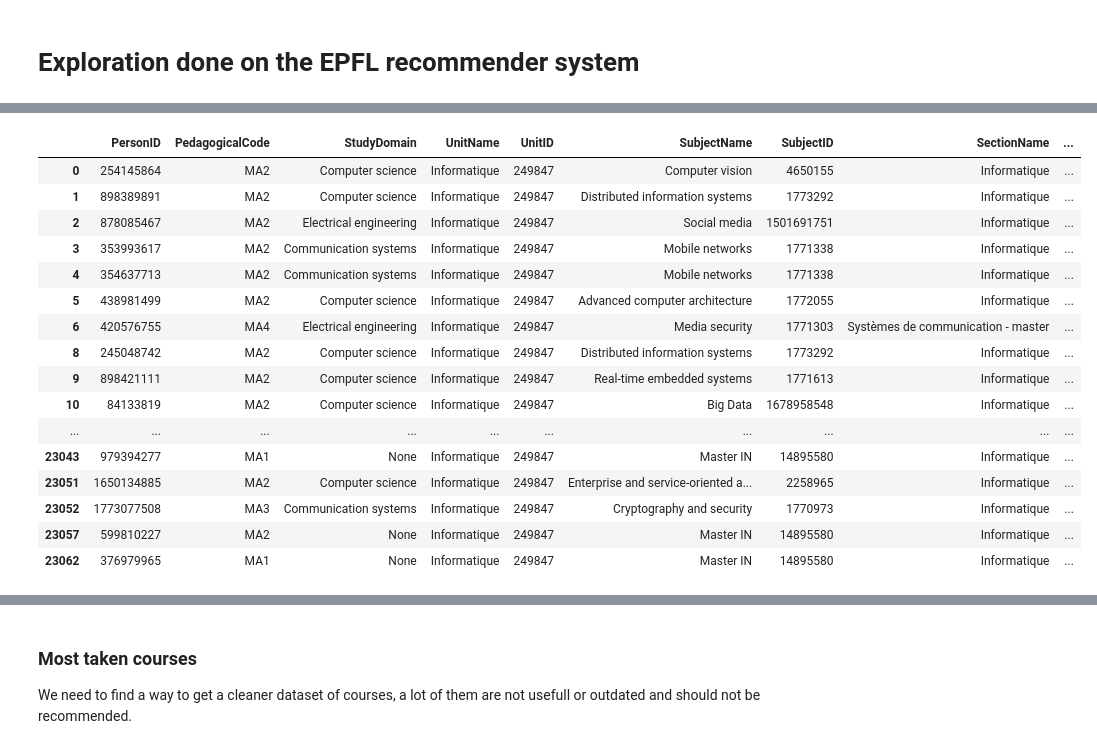
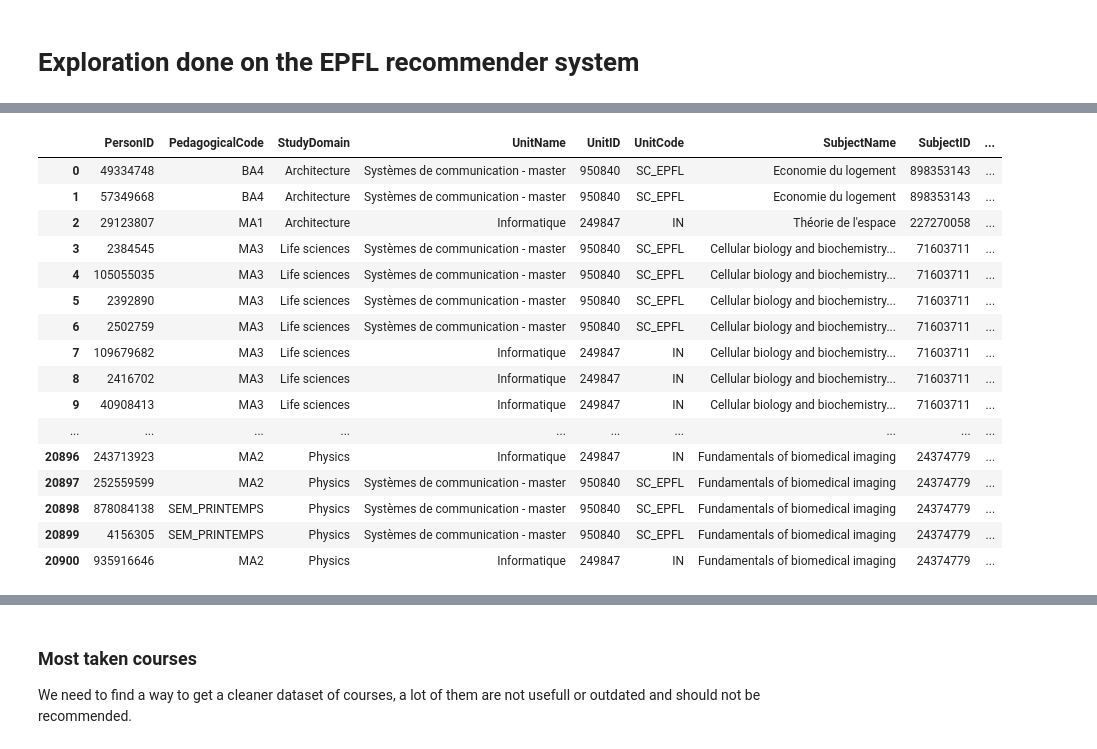
Before and after one commit to LoomisLoud/epfl-course-recommendation, a Jupyter notebook: FocusingCDAE.ipynb, the cells around one changed output, grey strips where cells are left out. Cells and saved outputs as stored; diff of their text form; code cells hidden in the pictures.

```diff
--- a/FocusingCDAE.ipynb
+++ b/FocusingCDAE.ipynb
@@ -32,9 +31,12 @@ courses_to_remove = [
     "Mineur",
     "Groupe 1",
     "Projet en systèmes de communication II",
+    "Projet en informatique II",
+    "Projet de master en informatique",
     "Cours réservés spécifiquement aux étudiants s'inscrivant pour le mineur Area and Cultural Studies",
     "SHS : Projet",
     "Optional project in communication systems",
+    "Optional project in computer science",
     "Mineur : Neurosciences computationnelles",
     "Stage d'ingénieur crédité avec le PDM (master en Systèmes de communication)",
     "Cours UNIL - Faculté des hautes études commerciales HEC I (printemps)",
@@ -83,50 +86,68 @@ DatabaseError: Execution failed on sql '
 # %%
 # PlanType = "PLAN_EXAMINE" ?????
+years = """and (YearName = "2010-2011"
+                or YearName = "2011-2012"
+                or YearName = "2012-2013"
+                or YearName = "2013-2014"
+                or YearName = "2014-2015"
+                or YearName = "2015-2016")"""
+
+years_test = """and (YearName = "2006-2007"
+                or YearName = "2007-2008"
+                or YearName = "2008-2009"
+                or YearName = "2009-2010"
+                or YearName = "2010-2011"
+                or YearName = "2011-2012"
+                or YearName = "2012-2013"
+                or YearName = "2013-2014"
+                or YearName = "2014-2015"
+                or YearName = "2015-2016")"""
 all_info = """
             select distinct
                 PersonID,
                 PedagogicalCode,
                 StudyDomain,
                 UnitName,
                 UnitID,
+                UnitCode,
                 SubjectName,
-                SubjectID,
+                Course_Enrolments.SubjectID,
                 SectionName,
-                YearName,
-                CourseCode
+                CourseCode,
+                YearName
             from
-                course_enrolments_with_info
+                Course_Enrolments
+                inner join
+                Course_Codes
+                    on Course_Codes.planid = course_enrolments.planid
+                    and Course_Codes.subjectid = course_enrolments.subjectid
             where
-                UnitName like "%nform%"
-                and
-                LevelName = "Master"
-                and (YearName = "2010-2011"
-                or YearName = "2011-2012"
-                or YearName = "2012-2013"
-                or YearName = "2013-2014"
-                or YearName = "2014-2015"
-                or YearName = "2015-2016")
-            """
+                (UnitName like "%nform%"
+                or UnitName like "%omm%")
+                and LevelName = "Master"
+                {}
+            """.format('')
+
 all_df = pd.read_sql(all_info, con=db_connection)
 all_df = all_df[~all_df.SubjectName.isin(courses_to_remove)]
 # Removing the SHS courses
 all_df = all_df[~(all_df.StudyDomain.isin(domains_to_remove))]
 all_df
 # %% [output]
-|  | PersonID | PedagogicalCode | StudyDomain | UnitName | UnitID | SubjectName | SubjectID | SectionName | ... |
-| 0 | 254145864 | MA2 | Computer science | Informatique | 249847 | Computer vision | 4650155 | Informatique | ... |
-| 1 | 898389891 | MA2 | Computer science | Informatique | 249847 | Distributed information systems | 1773292 | Informatique | ... |
-| 2 | 878085467 | MA2 | Electrical engineering | Informatique | 249847 | Social media | 1501691751 | Informatique | ... |
-| 3 | 353993617 | MA2 | Communication systems | Informatique | 249847 | Mobile networks | 1771338 | Informatique | ... |
-| 4 | 354637713 | MA2 | Communication systems | Informatique | 249847 | Mobile networks | 1771338 | Informatique | ... |
-| 5 | 438981499 | MA2 | Computer science | Informatique | 249847 | Advanced computer architecture | 1772055 | Informatique | ... |
-| 6 | 420576755 | MA4 | Electrical engineering | Informatique | 249847 | Media security | 1771303 | Systèmes de communication - master | ... |
-| 8 | 245048742 | MA2 | Computer science | Informatique | 249847 | Distributed information systems | 1773292 | Informatique | ... |
-| 9 | 898421111 | MA2 | Computer science | Informatique | 249847 | Real-time embedded systems | 1771613 | Informatique | ... |
-| 10 | 84133819 | MA2 | Computer science | Informatique | 249847 | Big Data | 1678958548 | Informatique | ... |
+|  | PersonID | PedagogicalCode | StudyDomain | UnitName | UnitID | UnitCode | SubjectName | SubjectID | ... |
+| 0 | 49334748 | BA4 | Architecture | Systèmes de communication - master | 950840 | SC_EPFL | Economie du logement | 898353143 | ... |
+| 1 | 57349668 | BA4 | Architecture | Systèmes de communication - master | 950840 | SC_EPFL | Economie du logement | 898353143 | ... |
+| 2 | 29123807 | MA1 | Architecture | Informatique | 249847 | IN | Théorie de l'espace | 227270058 | ... |
+| 3 | 2384545 | MA3 | Life sciences | Systèmes de communication - master | 950840 | SC_EPFL | Cellular biology and biochemistry... | 71603711 | ... |
+| 4 | 105055035 | MA3 | Life sciences | Systèmes de communication - master | 950840 | SC_EPFL | Cellular biology and biochemistry... | 71603711 | ... |
+| 5 | 2392890 | MA3 | Life sciences | Systèmes de communication - master | 950840 | SC_EPFL | Cellular biology and biochemistry... | 71603711 | ... |
+| 6 | 2502759 | MA3 | Life sciences | Systèmes de communication - master | 950840 | SC_EPFL | Cellular biology and biochemistry... | 71603711 | ... |
+| 7 | 109679682 | MA3 | Life sciences | Informatique | 249847 | IN | Cellular biology and biochemistry... | 71603711 | ... |
+| 8 | 2416702 | MA3 | Life sciences | Informatique | 249847 | IN | Cellular biology and biochemistry... | 71603711 | ... |
+| 9 | 40908413 | MA3 | Life sciences | Informatique | 249847 | IN | Cellular biology and biochemistry... | 71603711 | ... |
 | ... | ... | ... | ... | ... | ... | ... | ... | ... | ... |
-| 23043 | 979394277 | MA1 | None | Informatique | 249847 | Master IN | 14895580 | Informatique | ... |
-| 23051 | 1650134885 | MA2 | Computer science | Informatique | 249847 | Enterprise and service-oriented a... | 2258965 | Informatique | ... |
-| 23052 | 1773077508 | MA3 | Communication systems | Informatique | 249847 | Cryptography and security | 1770973 | Informatique | ... |
-| 23057 | 599810227 | MA2 | None | Informatique | 249847 | Master IN | 14895580 | Informatique | ... |
-| 23062 | 376979965 | MA1 | None | Informatique | 249847 | Master IN | 14895580 | Informatique | ... |
+| 20896 | 243713923 | MA2 | Physics | Informatique | 249847 | IN | Fundamentals of biomedical imaging | 24374779 | ... |
+| 20897 | 252559599 | MA2 | Physics | Systèmes de communication - master | 950840 | SC_EPFL | Fundamentals of biomedical imaging | 24374779 | ... |
+| 20898 | 878084138 | SEM_PRINTEMPS | Physics | Systèmes de communication - master | 950840 | SC_EPFL | Fundamentals of biomedical imaging | 24374779 | ... |
+| 20899 | 4156305 | SEM_PRINTEMPS | Physics | Systèmes de communication - master | 950840 | SC_EPFL | Fundamentals of biomedical imaging | 24374779 | ... |
+| 20900 | 935916646 | MA2 | Physics | Informatique | 249847 | IN | Fundamentals of biomedical imaging | 24374779 | ... |
```
Also changed, not shown: parts of 35 cells of this notebook, 1 other file.
